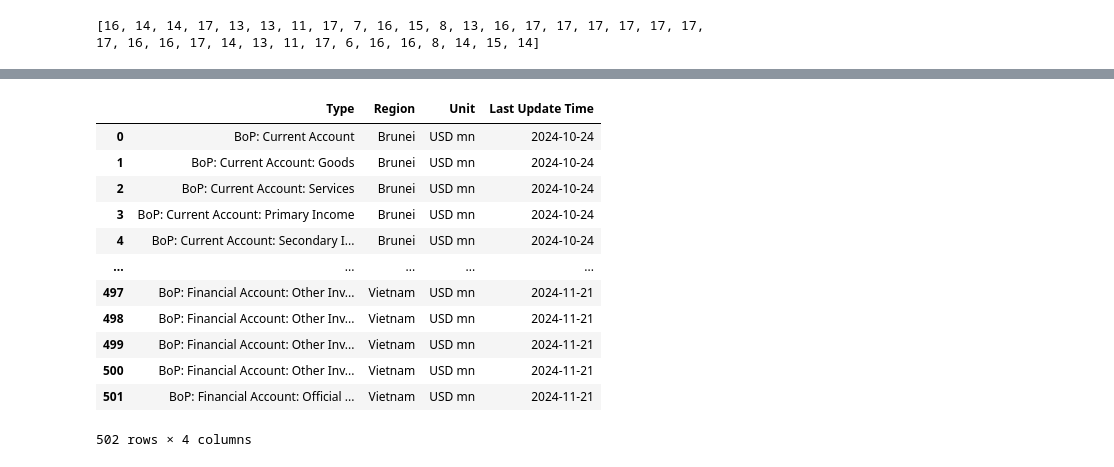
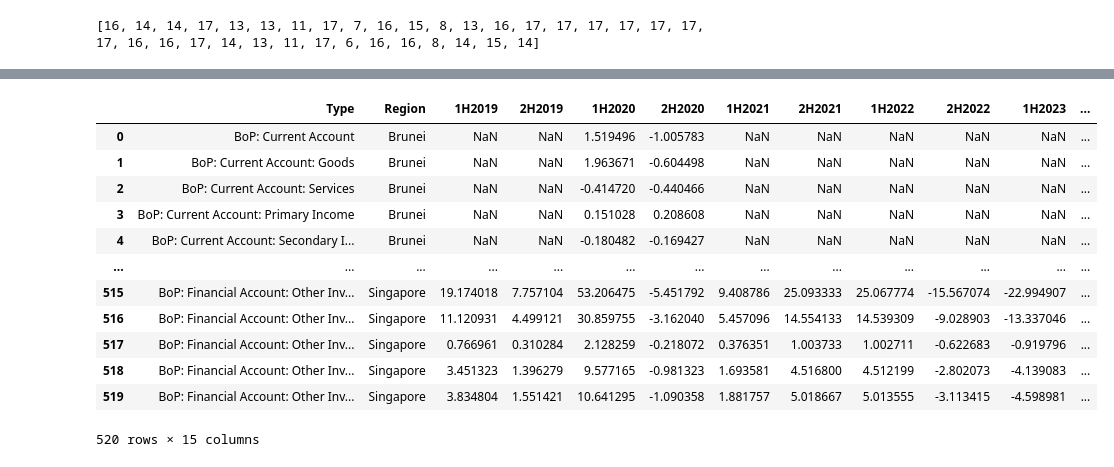
Before and after one commit to aizudeen11/cfm-nlp, a Jupyter notebook: main.ipynb, the cells around one changed output, grey strips where cells are left out. Saved outputs shown, nothing was run; the diff lists cells and outputs as text; code cells hidden in the pictures.

```diff
--- a/main.ipynb
+++ b/main.ipynb
@@ -75,8 +75,3 @@ Try using .loc[row_indexer,col_indexer] = value instead
 See the caveats in the documentation: https://pandas.pydata.org/pandas-docs/stable/user_guide/indexing.html#returning-a-view-versus-a-copy
   df4["Date"] = list(
 [['Name', 'Age'], ['Alice', '25'], ['Bob', '30'], ['Charlie', '40']]
-# %%
-import pandas as pd
-
-df = pd.read_excel(r"C:\Users\AhmadAizudeen\OneDrive - The SOUTH-EAST ASIAN CENTRAL BANKS (SEACEN) RESEARCH AND TRAINING\Roger and Aizudeen\Country BoP and IIP Data\Phillipines\PH IMF BOP Annual.xlsx")
-df[df.columns[0]]
@@ -98,11 +80,13 @@ import pandas as pd
 import os
 from datetime import datetime
 
-df_init = pd.read_excel(r"C:\Users\AhmadAizudeen\OneDrive - The SOUTH-EAST ASIAN CENTRAL BANKS (SEACEN) RESEARCH AND TRAINING\Desktop\Automation.xlsx", sheet_name='BoP edit')
+# df_init = pd.read_excel(r"C:\Users\AhmadAizudeen\OneDrive - The SOUTH-EAST ASIAN CENTRAL BANKS (SEACEN) RESEARCH AND TRAINING\Desktop\Automation.xlsx", sheet_name='BoP edit')
+df_init = pd.read_excel(r"C:\Users\Admin\OneDrive - The SOUTH-EAST ASIAN CENTRAL BANKS (SEACEN) RESEARCH AND TRAINING\Desktop\Automation.xlsx", sheet_name='BoP edit')
 
 path_dict = dict()
 list_1 = ['IMF BOP Annual.xlsx', 'IMF BOP Quarterly.xlsx']
-directory_path= r'C:\Users\AhmadAizudeen\OneDrive - The SOUTH-EAST ASIAN CENTRAL BANKS (SEACEN) RESEARCH AND TRAINING\Roger and Aizudeen\Country BoP and IIP Data'
+# directory_path= r'C:\Users\AhmadAizudeen\OneDrive - The SOUTH-EAST ASIAN CENTRAL BANKS (SEACEN) RESEARCH AND TRAINING\Roger and Aizudeen\Country BoP and IIP Data'
+directory_path= r'C:\Users\Admin\OneDrive - The SOUTH-EAST ASIAN CENTRAL BANKS (SEACEN) RESEARCH AND TRAINING\Roger and Aizudeen\Country BoP and IIP Data'
 for filename in os.listdir(directory_path):
     if filename in ['01 Emerging Market', '02 G7 Countries']:
         continue
@@ -118,8 +102,7 @@ for filename in os.listdir(directory_path):
 df_path = []
 for k, v in path_dict.items():
     df_path.append(os.path.join(directory_path, k, v[1]))
-    # print(v[1]) ## to check the file name
-df_init = pd.read_excel(r"C:\Users\AhmadAizudeen\OneDrive - The SOUTH-EAST ASIAN CENTRAL BANKS (SEACEN) RESEARCH AND TRAINING\Desktop\Automation.xlsx", sheet_name='BoP edit')
+    print(v[1]) ## to check the file name
 
 df_all_annual = pd.DataFrame()
 for x, y in enumerate(df_path):
@@ -138,0 +177,3 @@ for x in init_dict['desc'].values():
+# %%
+df_all_annual_2 = pd.concat([df_all_annual_2, sg_df], axis=0)
+df_all_annual_2
@@ -184,27 +208,36 @@ df_all_annual_3
 # %%
 # df_all_annual_2[df_all_annual_2.columns[4:]]
 # (df_all_annual_2[x] + df_all_annual_2[x+1]).div(1000)
-num = 0
-df_col = df_all_annual_2[df_all_annual_2.columns[4:]].columns
+num1, num2 = 0, 1
+df_col = df_all_annual_2.columns[4:][:-1]
 df_temp_col_1 = df_all_annual_2[df_all_annual_2.columns[:4]].reset_index(drop=True)
 
 for x in range(len(df_col)//2):
-    df_col_temp = (df_all_annual_2[df_col[num]] + df_all_annual_2[df_col[num + 1]]).div(1000)
-    # df_temp_col_1['Type'] = df_col_temp
-    num += 2
+    df_col_temp = (df_all_annual_2[df_col[num1]] + df_all_annual_2[df_col[num1 + 1]]).div(1000)
+    year = df_col[num1].year
+    df_col_temp.reset_index(drop=True, inplace=True)
+    df_temp_col_1[f'{num2}H{year}'] = df_col_temp
+    num1 += 2
+    num2 += 1
+    if num2 == 3:
+        num2 = 1
 
+df_temp_col_1.drop(columns=['Last Update Time', 'Unit'], inplace=True)
 df_temp_col_1
+
+# len((df_all_annual_2[df_col[num]] + df_all_annual_2[df_col[num + 1]]).div(1000))
+# df_temp_col_1
 # %% [output]
-|  | Type | Region | Unit | Last Update Time |
-| 0 | BoP: Current Account | Brunei | USD mn | 2024-10-24 |
-| 1 | BoP: Current Account: Goods | Brunei | USD mn | 2024-10-24 |
-| 2 | BoP: Current Account: Services | Brunei | USD mn | 2024-10-24 |
-| 3 | BoP: Current Account: Primary Income | Brunei | USD mn | 2024-10-24 |
-| 4 | BoP: Current Account: Secondary I... | Brunei | USD mn | 2024-10-24 |
-| ... | ... | ... | ... | ... |
-| 497 | BoP: Financial Account: Other Inv... | Vietnam | USD mn | 2024-11-21 |
-| 498 | BoP: Financial Account: Other Inv... | Vietnam | USD mn | 2024-11-21 |
-| 499 | BoP: Financial Account: Other Inv... | Vietnam | USD mn | 2024-11-21 |
-| 500 | BoP: Financial Account: Other Inv... | Vietnam | USD mn | 2024-11-21 |
-| 501 | BoP: Financial Account: Official ... | Vietnam | USD mn | 2024-11-21 |
+|  | Type | Region | 1H2019 | 2H2019 | 1H2020 | 2H2020 | 1H2021 | 2H2021 | 1H2022 | 2H2022 | 1H2023 | ... |
+| 0 | BoP: Current Account | Brunei | NaN | NaN | 1.519496 | -1.005783 | NaN | NaN | NaN | NaN | NaN | ... |
+| 1 | BoP: Current Account: Goods | Brunei | NaN | NaN | 1.963671 | -0.604498 | NaN | NaN | NaN | NaN | NaN | ... |
+| 2 | BoP: Current Account: Services | Brunei | NaN | NaN | -0.414720 | -0.440466 | NaN | NaN | NaN | NaN | NaN | ... |
+| 3 | BoP: Current Account: Primary Income | Brunei | NaN | NaN | 0.151028 | 0.208608 | NaN | NaN | NaN | NaN | NaN | ... |
+| 4 | BoP: Current Account: Secondary I... | Brunei | NaN | NaN | -0.180482 | -0.169427 | NaN | NaN | NaN | NaN | NaN | ... |
+| ... | ... | ... | ... | ... | ... | ... | ... | ... | ... | ... | ... | ... |
+| 515 | BoP: Financial Account: Other Inv... | Singapore | 19.174018 | 7.757104 | 53.206475 | -5.451792 | 9.408786 | 25.093333 | 25.067774 | -15.567074 | -22.994907 | ... |
+| 516 | BoP: Financial Account: Other Inv... | Singapore | 11.120931 | 4.499121 | 30.859755 | -3.162040 | 5.457096 | 14.554133 | 14.539309 | -9.028903 | -13.337046 | ... |
+| 517 | BoP: Financial Account: Other Inv... | Singapore | 0.766961 | 0.310284 | 2.128259 | -0.218072 | 0.376351 | 1.003733 | 1.002711 | -0.622683 | -0.919796 | ... |
+| 518 | BoP: Financial Account: Other Inv... | Singapore | 3.451323 | 1.396279 | 9.577165 | -0.981323 | 1.693581 | 4.516800 | 4.512199 | -2.802073 | -4.139083 | ... |
+| 519 | BoP: Financial Account: Other Inv... | Singapore | 3.834804 | 1.551421 | 10.641295 | -1.090358 | 1.881757 | 5.018667 | 5.013555 | -3.113415 | -4.598981 | ... |
-502 rows × 4 columns
+520 rows × 15 columns
```
Also changed, not shown: parts of 15 cells of this notebook.
